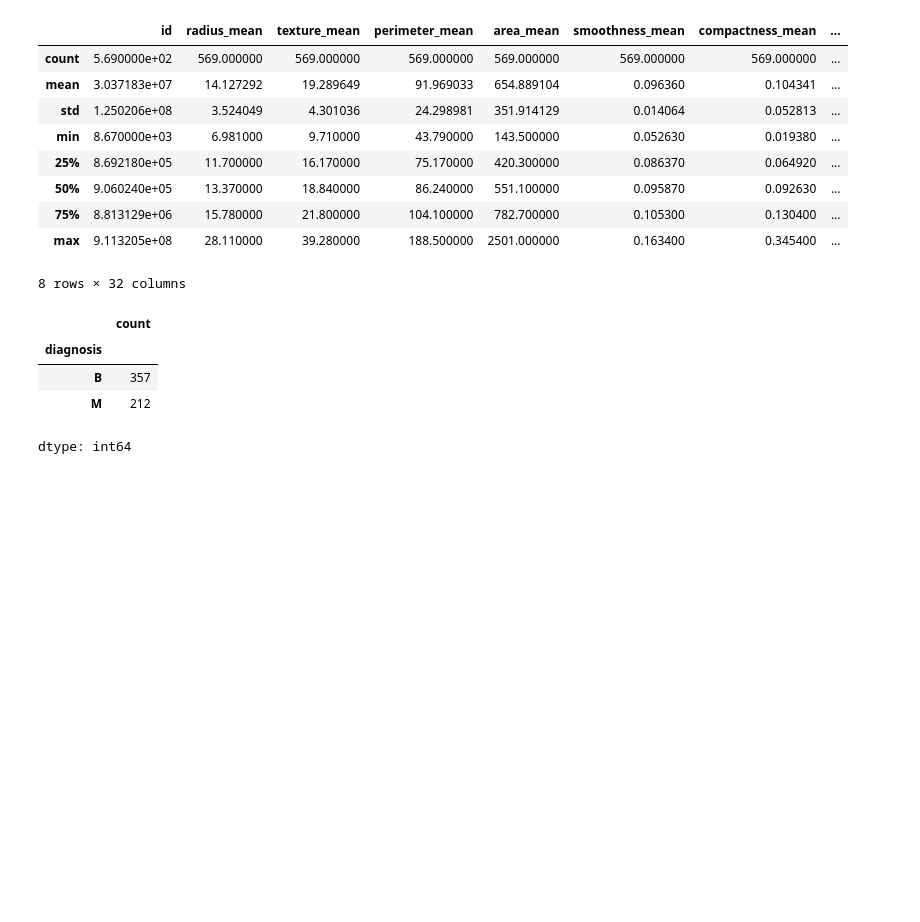
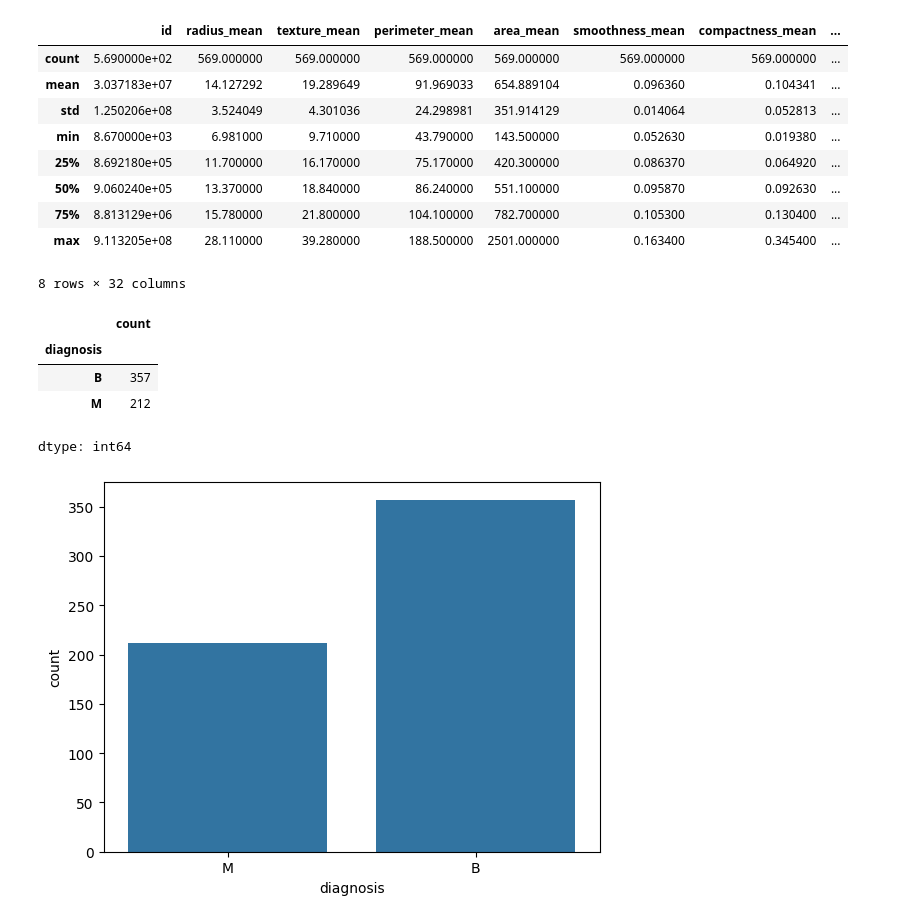
Before and after one commit to adityaupadhayay066-droid/ybi-Foundation-internship-project, a Jupyter notebook: Cancer_prediction.ipynb, the cells around one changed output. Saved outputs shown, nothing was run; the diff lists cells and outputs as text; code cells hidden in the pictures; blank space fills up the shorter version.

Commit message:
Adding countplot in diagnosis column

```diff
--- a/Cancer_prediction.ipynb
+++ b/Cancer_prediction.ipynb
@@ -50,3 +50,8 @@ cancer["diagnosis"].value_counts()
 | B | 357 |
 | M | 212 |
 dtype: int64
+# %%
+sns.countplot(x="diagnosis", data=cancer)
+plt.show()
+# %% [output]
+[figure, added]
```
